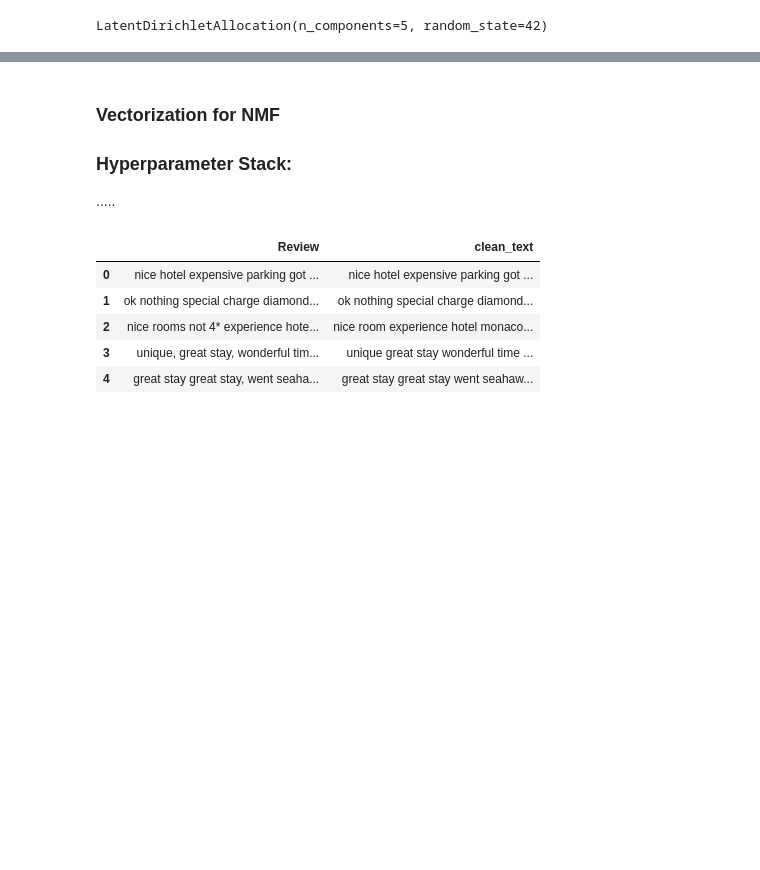
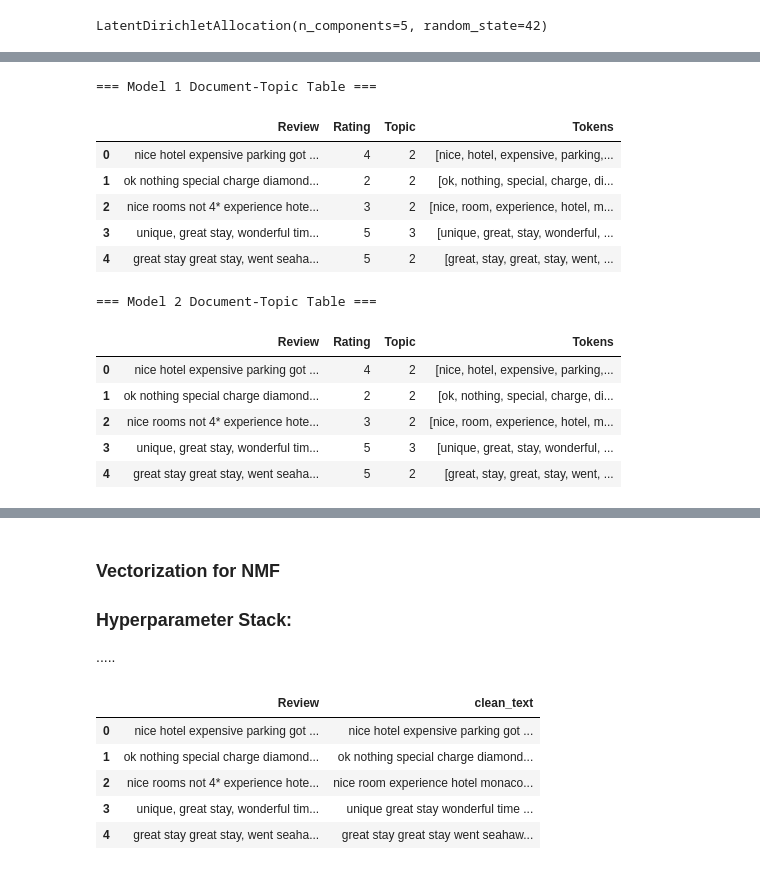
Before and after one commit to Hunteracademic/Unsupervised_assignment_1, a Jupyter notebook: FinalProject_Group04_AlexKravtsov_DanielCastiblanco_HunterWard.ipynb, the cells around one changed output, grey strips where cells are left out. Cells and saved outputs as stored; diff of their text form; code cells hidden in the pictures; blank space fills up the shorter version.

Commit message:
My lda models

```diff
--- a/FinalProject_Group04_AlexKravtsov_DanielCastiblanco_HunterWard.ipynb
+++ b/FinalProject_Group04_AlexKravtsov_DanielCastiblanco_HunterWard.ipynb
@@ -280,0 +318,15 @@ Name: count, dtype: int64
+# %%
+lda_model_hw_1 = LatentDirichletAllocation(n_components=5,
+                                        max_iter=10,
+                                        doc_topic_prior = 0.1,
+                                        topic_word_prior = 0.01,
+                                        random_state=42)
+
+lda_model_hw_2 = LatentDirichletAllocation(n_components=5,
+                                        max_iter=15,
+                                        doc_topic_prior = 0.2,
+                                        topic_word_prior = 0.2,
+                                        random_state=42)
+
+lda_model_hw_1.fit(dtm_cv_hw)
+lda_model_hw_2.fit(dtm_cv_hw)
@@ -280,0 +336,13 @@ Name: count, dtype: int64
+# %%
+models = [lda_model_hw_1, lda_model_hw_2]
+
+for model_num, model in enumerate(models):
+    print(f"=== Model {model_num + 1} ===")
+    for index, topic in enumerate(model.components_):
+        print(f'THE TOP 10 WORDS FOR TOPIC #{index}')
+
+        top_word_indices = topic.argsort()[-10:]
+
+        top_words = [feature_names[idx] for idx in top_word_indices]
+        print(top_words)
+        print('\n')
@@ -280,0 +367,30 @@ Name: count, dtype: int64
+# %%
+for model_num, model in enumerate(models):
+    # Generate topic probabilities
+    topic_results = model.transform(dtm_cv_hw)
+
+    # Assign topic index to a copy so each model's results are preserved
+    temp_df = LDA_data.copy()
+    temp_df['Topic'] = topic_results.argmax(axis=1)
+
+    # Reorder columns
+    temp_df = temp_df[['Review', 'Rating', 'Topic', 'Tokens']]
+
+    # Preview results
+    print(f"=== Model {model_num + 1} Document-Topic Table ===")
+    display(temp_df.head())
+# %% [output]
+=== Model 1 Document-Topic Table ===
+|  | Review | Rating | Topic | Tokens |
+| 0 | nice hotel expensive parking got ... | 4 | 2 | [nice, hotel, expensive, parking,... |
+| 1 | ok nothing special charge diamond... | 2 | 2 | [ok, nothing, special, charge, di... |
+| 2 | nice rooms not 4* experience hote... | 3 | 2 | [nice, room, experience, hotel, m... |
+| 3 | unique, great stay, wonderful tim... | 5 | 3 | [unique, great, stay, wonderful, ... |
+| 4 | great stay great stay, went seaha... | 5 | 2 | [great, stay, great, stay, went, ... |
+=== Model 2 Document-Topic Table ===
+|  | Review | Rating | Topic | Tokens |
+| 0 | nice hotel expensive parking got ... | 4 | 2 | [nice, hotel, expensive, parking,... |
+| 1 | ok nothing special charge diamond... | 2 | 2 | [ok, nothing, special, charge, di... |
+| 2 | nice rooms not 4* experience hote... | 3 | 2 | [nice, room, experience, hotel, m... |
+| 3 | unique, great stay, wonderful tim... | 5 | 3 | [unique, great, stay, wonderful, ... |
+| 4 | great stay great stay, went seaha... | 5 | 2 | [great, stay, great, stay, went, ... |
```
Also changed, not shown: parts of 18 cells of this notebook.
